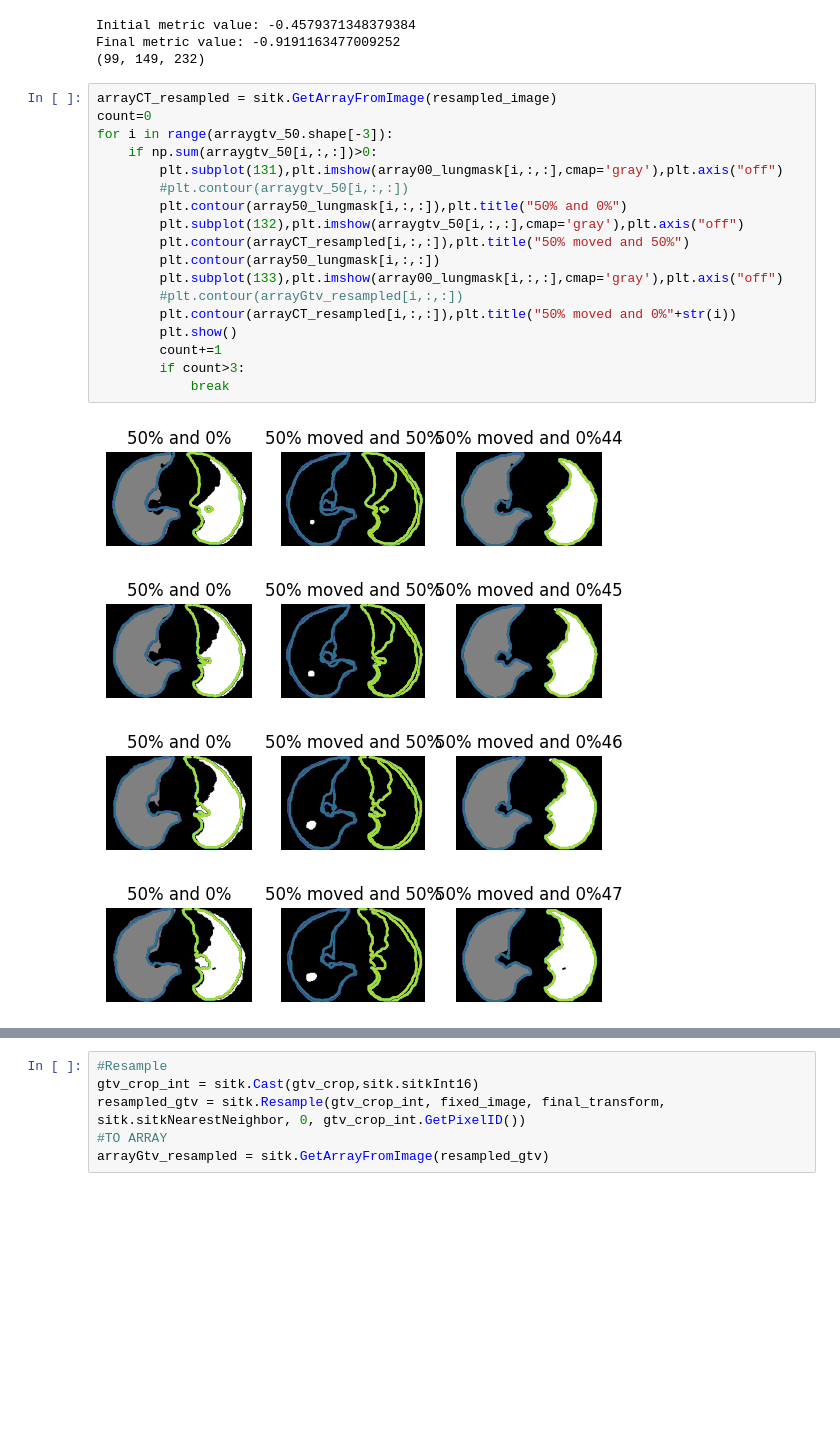
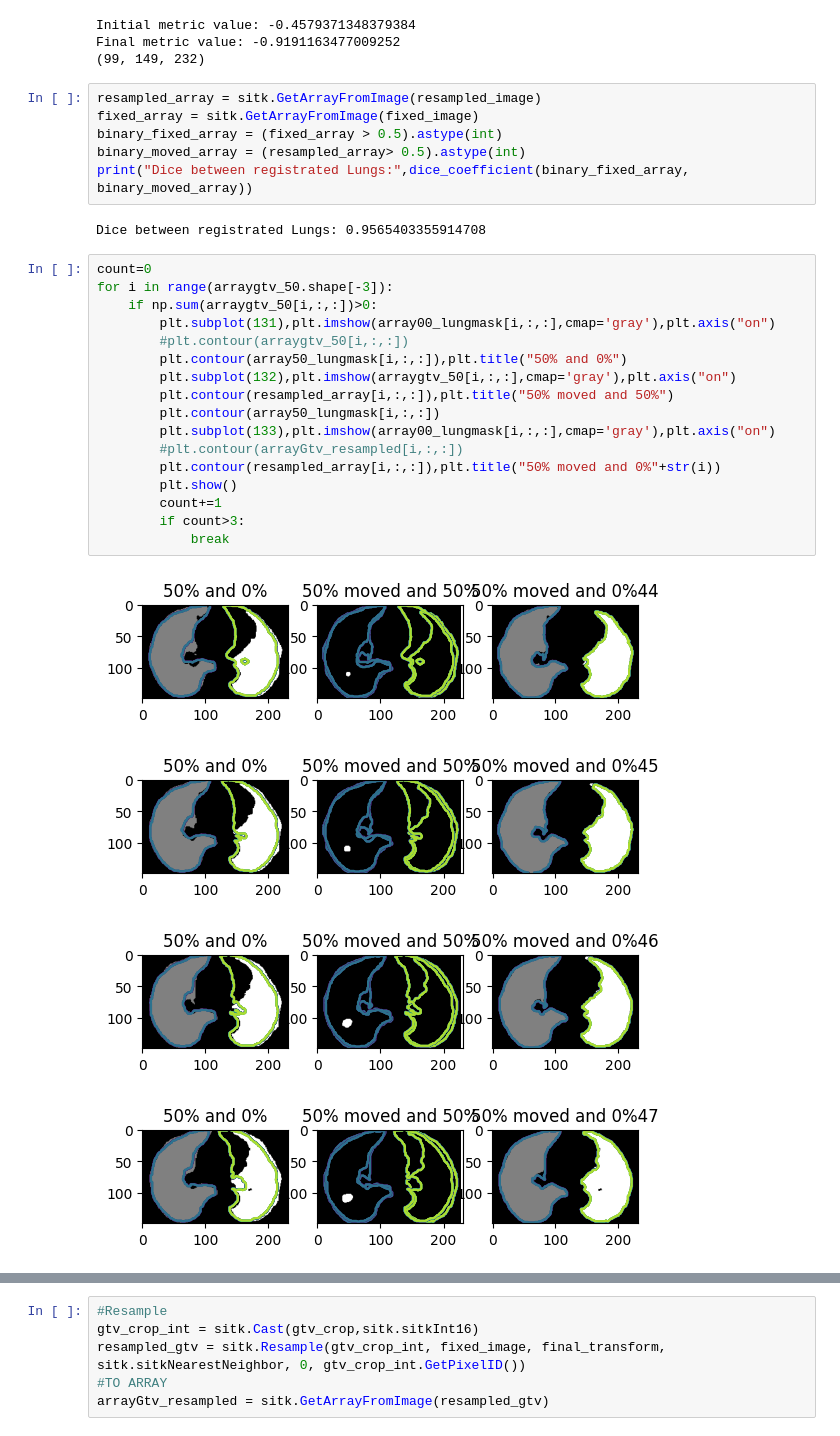
Before and after one commit to ldelaoa/DeformableRegistrationGTV, a Jupyter notebook: Bspline_v0.ipynb, the cells around one changed output, grey strips where cells are left out. Cells and saved outputs as stored; diff of their text form; blank space fills up the shorter version.

```diff
--- a/Bspline_v0.ipynb
+++ b/Bspline_v0.ipynb
@@ -126,27 +134,34 @@ print(sitk.GetArrayFromImage(resampled_image).shape)
 Initial metric value: -0.4579371348379384
 Final metric value: -0.9191163477009252
 (99, 149, 232)
+# %%
+resampled_array = sitk.GetArrayFromImage(resampled_image)
+fixed_array = sitk.GetArrayFromImage(fixed_image)
+binary_fixed_array = (fixed_array > 0.5).astype(int)
+binary_moved_array = (resampled_array> 0.5).astype(int)
+print("Dice between registrated Lungs:",dice_coefficient(binary_fixed_array, binary_moved_array))
+# %% [output]
+Dice between registrated Lungs: 0.9565403355914708
 # %%
-arrayCT_resampled = sitk.GetArrayFromImage(resampled_image)
 count=0
 for i in range(arraygtv_50.shape[-3]):
     if np.sum(arraygtv_50[i,:,:])>0:
-        plt.subplot(131),plt.imshow(array00_lungmask[i,:,:],cmap='gray'),plt.axis("off")
+        plt.subplot(131),plt.imshow(array00_lungmask[i,:,:],cmap='gray'),plt.axis("on")
         #plt.contour(arraygtv_50[i,:,:])
         plt.contour(array50_lungmask[i,:,:]),plt.title("50% and 0%")
-        plt.subplot(132),plt.imshow(arraygtv_50[i,:,:],cmap='gray'),plt.axis("off")
-        plt.contour(arrayCT_resampled[i,:,:]),plt.title("50% moved and 50%")
+        plt.subplot(132),plt.imshow(arraygtv_50[i,:,:],cmap='gray'),plt.axis("on")
+        plt.contour(resampled_array[i,:,:]),plt.title("50% moved and 50%")
         plt.contour(array50_lungmask[i,:,:])
-        plt.subplot(133),plt.imshow(array00_lungmask[i,:,:],cmap='gray'),plt.axis("off")
+        plt.subplot(133),plt.imshow(array00_lungmask[i,:,:],cmap='gray'),plt.axis("on")
         #plt.contour(arrayGtv_resampled[i,:,:])
-        plt.contour(arrayCT_resampled[i,:,:]),plt.title("50% moved and 0%"+str(i))
+        plt.contour(resampled_array[i,:,:]),plt.title("50% moved and 0%"+str(i))
         plt.show()
         count+=1
         if count>3:
             break
 # %% [output]
-[figure, old version]
+[figure, new version]
-[figure, old version]
+[figure, new version]
-[figure, old version]
+[figure, new version]
-[figure, old version]
+[figure, new version]
 # %%
```
Also changed, not shown: parts of 11 cells of this notebook.
